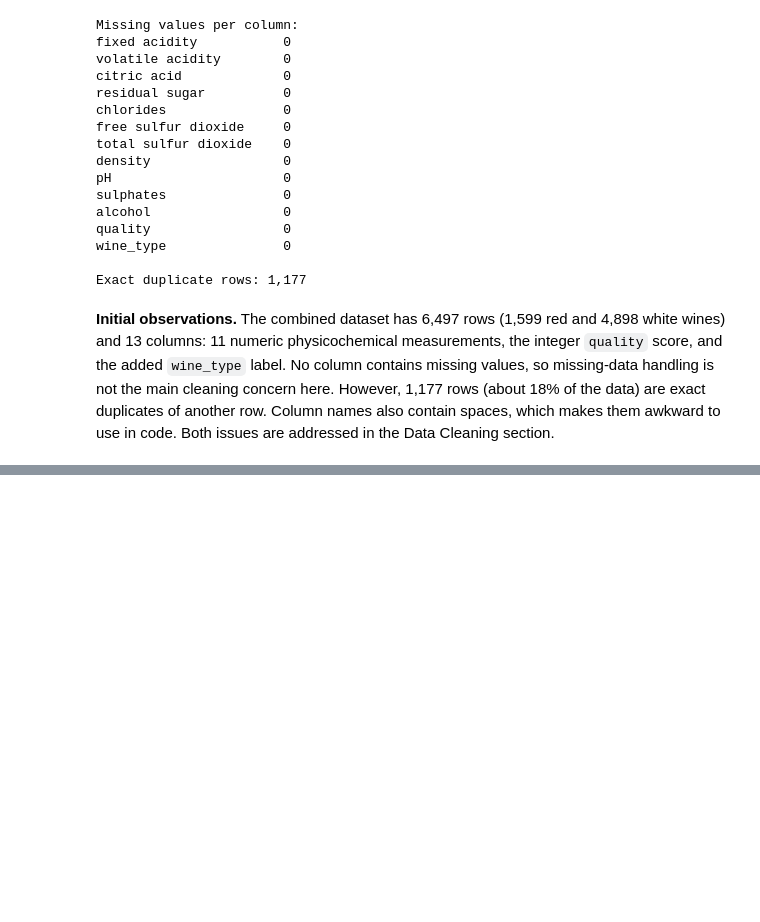
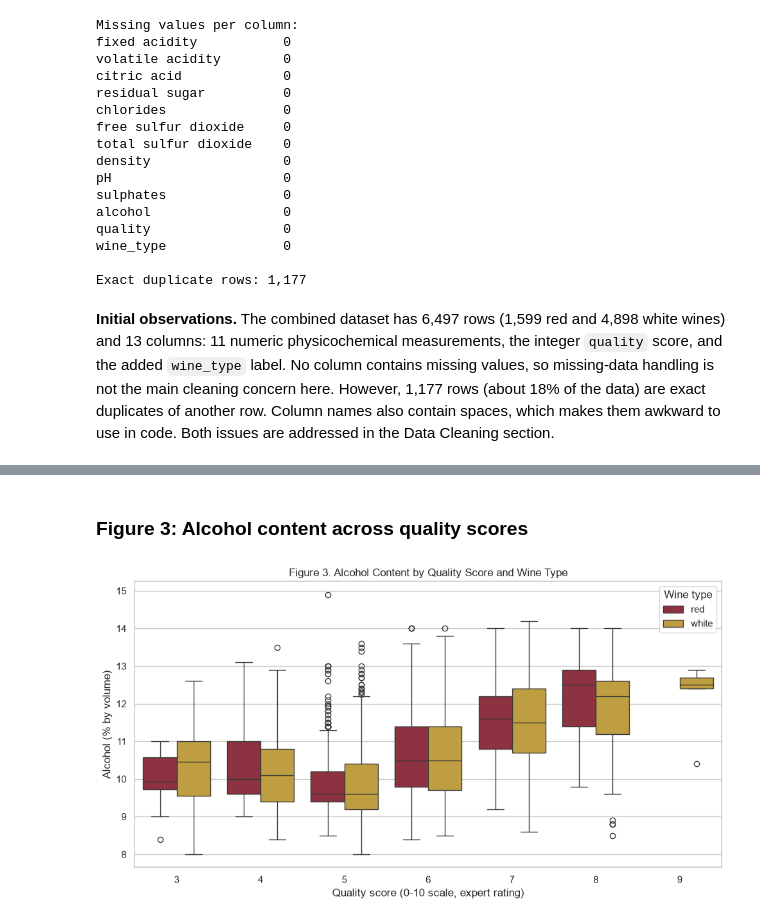
Before and after one commit to alexander-kuzmin-us/ai-programming-foundations-project, a Jupyter notebook: data_workflow.ipynb, the cells around one changed output, grey strips where cells are left out. Cells and saved outputs as stored; diff of their text form; code cells hidden in the pictures; blank space fills up the shorter version.

```diff
--- a/data_workflow.ipynb
+++ b/data_workflow.ipynb
@@ -124,0 +495,15 @@ _To be completed in Phase 8: learnings, patterns, assumptions and limitations, a
+# %% [markdown]
+### Figure 3: Alcohol content across quality scores
+# %%
+fig, ax = plt.subplots(figsize=(10, 5.5))
+sns.boxplot(data=df_clean, x="quality", y="alcohol", hue="wine_type",
+            palette=WINE_PALETTE, ax=ax)
+ax.set_title("Figure 3. Alcohol Content by Quality Score and Wine Type")
+ax.set_xlabel("Quality score (0-10 scale, expert rating)")
+ax.set_ylabel("Alcohol (% by volume)")
+ax.legend(title="Wine type")
+fig.tight_layout()
+fig.savefig(os.path.join(FIG_DIR, "fig3_alcohol_by_quality.png"), dpi=150)
+plt.show()
+# %% [output]
+[figure, added]
```
Also changed, not shown: parts of 51 cells of this notebook, 4 other files.
